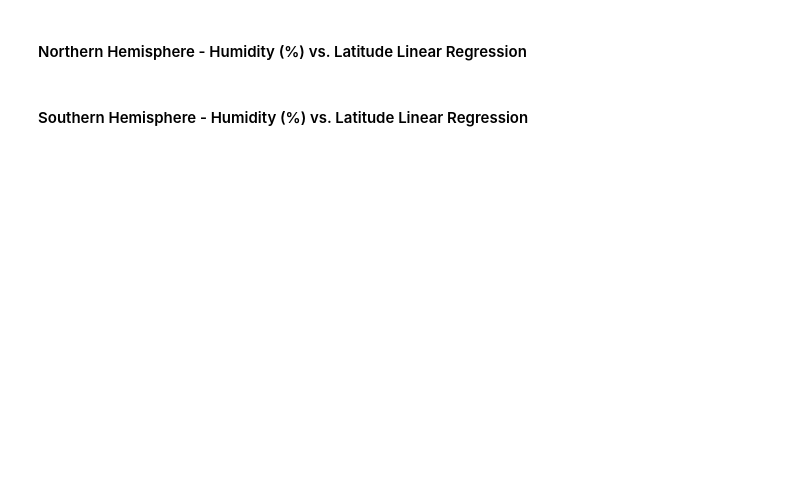
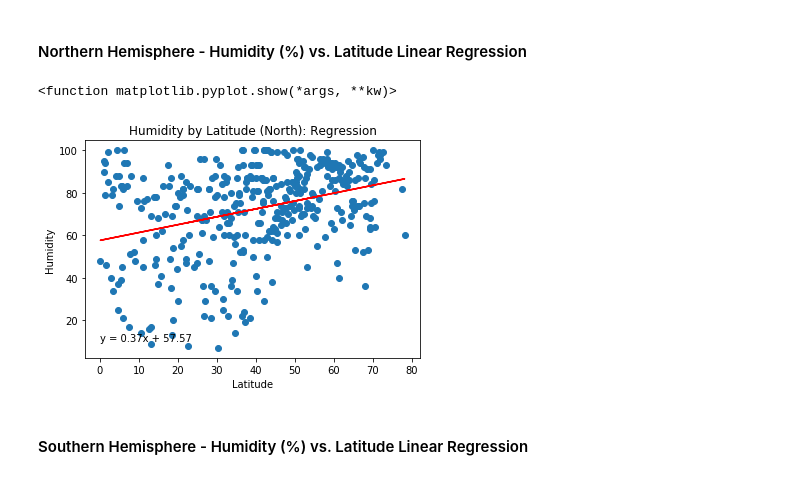
Before and after one commit to jacob-r-hassinger/API-challenge, a Jupyter notebook: WeatherPy/WeatherPy.ipynb, the cells around one changed output. Saved outputs shown, nothing was run; the diff lists cells and outputs as text; code cells hidden in the pictures; blank space fills up the shorter version.

```diff
--- a/WeatherPy/WeatherPy.ipynb
+++ b/WeatherPy/WeatherPy.ipynb
@@ -204,4 +214,14 @@ ValueError: x and y must have same first dimension, but have shapes (1,) and (2,
 # %% [markdown]
 ####  Northern Hemisphere - Humidity (%) vs. Latitude Linear Regression
+# %%
+plt.scatter(northern_cities["Latitude"], northern_cities["Humidity"],)
+regression_func(northern_cities['Latitude'], northern_cities["Humidity"])
+plt.xlabel('Latitude')
+plt.ylabel("Humidity")
+plt.title("Humidity by Latitude (North): Regression")
+plt.show
+# %% [output]
+<function matplotlib.pyplot.show(*args, **kw)>
+[figure, added]
 # %% [markdown]
 ####  Southern Hemisphere - Humidity (%) vs. Latitude Linear Regression
```
Also changed, not shown: parts of 15 cells of this notebook.
